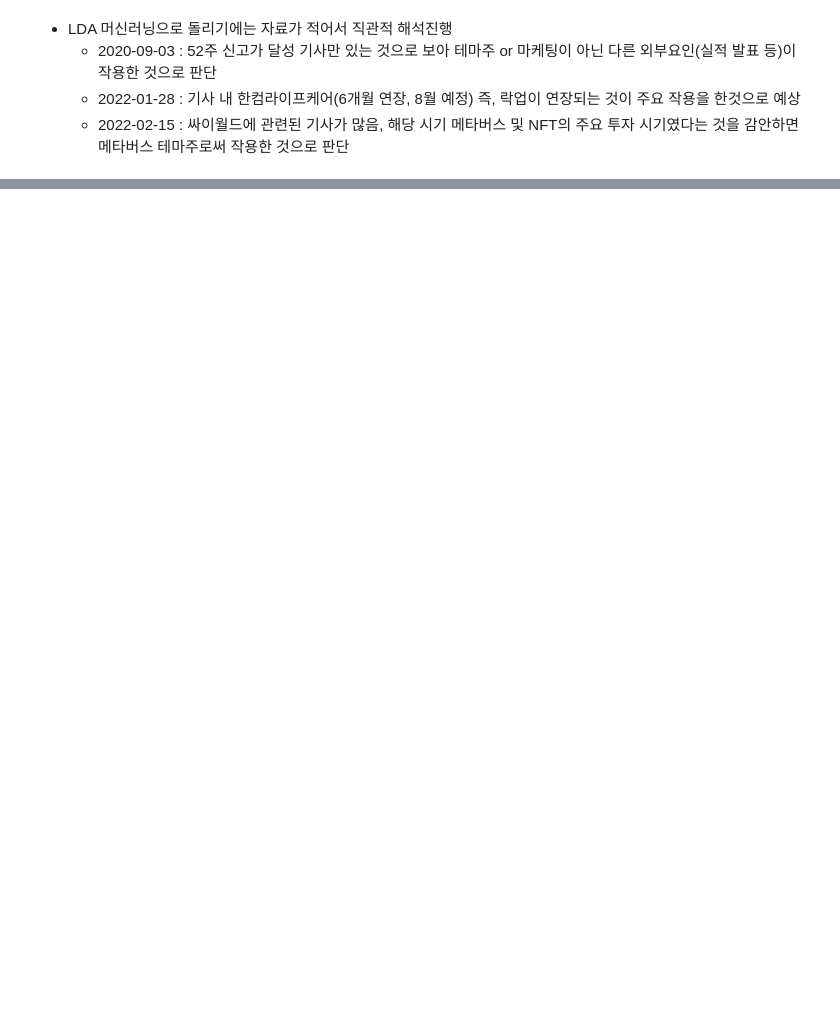
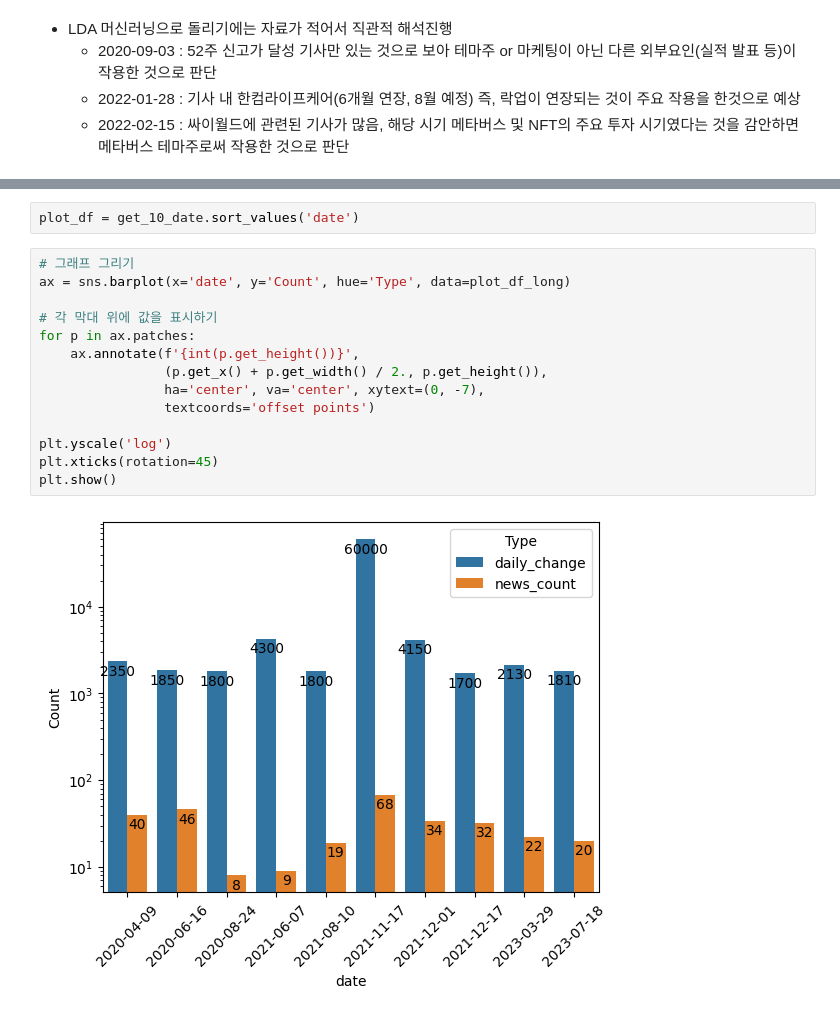
Before and after one commit to skymined/hancom_keyword, a Jupyter notebook: analysis/yohan/total_analysis.ipynb, the cells around one changed output, grey strips where cells are left out. Saved outputs shown, nothing was run; the diff lists cells and outputs as text; blank space fills up the shorter version.

```diff
--- a/analysis/yohan/total_analysis.ipynb
+++ b/analysis/yohan/total_analysis.ipynb
@@ -149,0 +474,18 @@ filtered_data
+# %%
+plot_df = get_10_date.sort_values('date')
+# %%
+# 그래프 그리기
+ax = sns.barplot(x='date', y='Count', hue='Type', data=plot_df_long)
+
+# 각 막대 위에 값을 표시하기
+for p in ax.patches:
+    ax.annotate(f'{int(p.get_height())}',
+                (p.get_x() + p.get_width() / 2., p.get_height()),
+                ha='center', va='center', xytext=(0, -7),
+                textcoords='offset points')
+
+plt.yscale('log')
+plt.xticks(rotation=45)
+plt.show()
+# %% [output]
+[figure, added]
```
Also changed, not shown: parts of 38 cells of this notebook, 3 other files.
